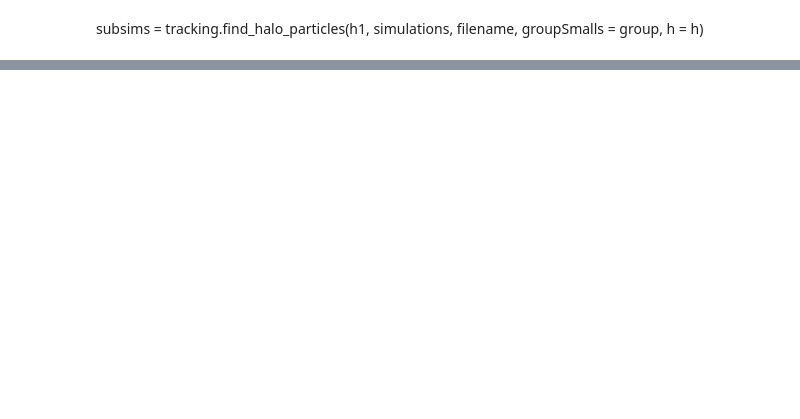
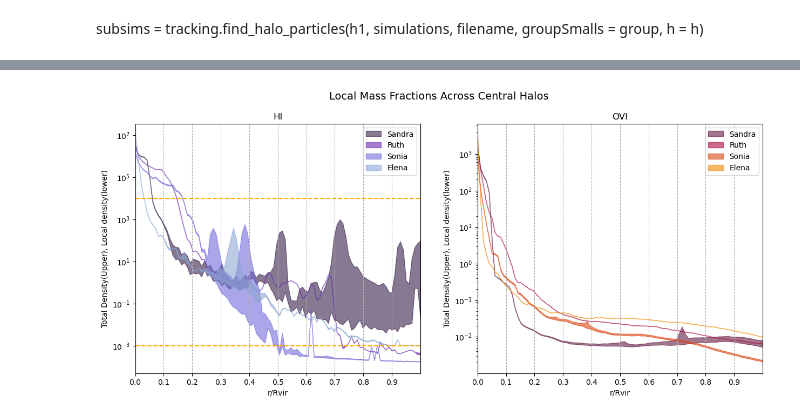
Before and after one commit to J-vadillo/Vadillo-Justice-League-Code, a Jupyter notebook: MassFracs-Divided-By-Source-c/Mass Fractions Divided By Source.ipynb, the cells around one changed output, grey strips where cells are left out. Saved outputs shown, nothing was run; the diff lists cells and outputs as text; code cells hidden in the pictures; blank space fills up the shorter version.

```diff
--- a/MassFracs-Divided-By-Source-c/Mass Fractions Divided By Source.ipynb
+++ b/MassFracs-Divided-By-Source-c/Mass Fractions Divided By Source.ipynb
@@ -284,3 +295,45 @@ simulations
+# %%
+fig, axs = plt.subplots(1,2,figsize=(15,6))
+ions = ['HI', 'OVI']
+sims = ['Sandra', 'Ruth','Sonia', 'Elena']
+OVI_cmap = mpl.colormaps['cmr.ember'](np.linspace(0.3,0.8, len(sims)))
+HI_cmap = mpl.colormaps['cmr.amethyst'](np.linspace(0.2,0.7, len(sims)))
+all_colors = [HI_cmap, OVI_cmap]
+
+
+radii =np.linspace(0,1,100)
+for col, ion in enumerate(ions):
+    ax = axs[col]
+    pltColors = all_colors[col]
+    value = ion+"_Density"
+    for index, filename in enumerate(sims):
+        HaloChars= readInData(filename)
+
+        total = HaloChars[value]['total']
+        local = HaloChars[value]['local']
+
+
+        plot = ax.fill_between(radii, total, local,  label=(filename),ls = '-', color=pltColors[index], alpha = 0.6)
+
+
+    ax.set_yscale('log')
+    ax.set_title(ion)
+    ax.set_xticks(np.arange(0, 1, 0.1))
+    ax.set_xlabel('r/Rvir')
+    ax.set_ylabel('Total Density(Upper), Local density(lower)')
+    ax.legend()
+    ax.xaxis.grid(True, which='major', linestyle = "--")
+    ax.set_xlim(0,1)
+
+
+fig.suptitle('Local Mass Fractions Across Central Halos', fontsize = 14)
+axs[0].axhline(10**-3,color = 'orange', linestyle = '--')
+axs[0].axhline(10**4,color = 'orange', linestyle = '--')
+
+plotname = "HI vs OVI Densities for all sims.png"
+fig.savefig(plotname)
+# %% [output]
+[figure, added]
 # %%
 sHaloChars
 # %%
```
Also changed, not shown: parts of 16 cells of this notebook, 12 other files.
